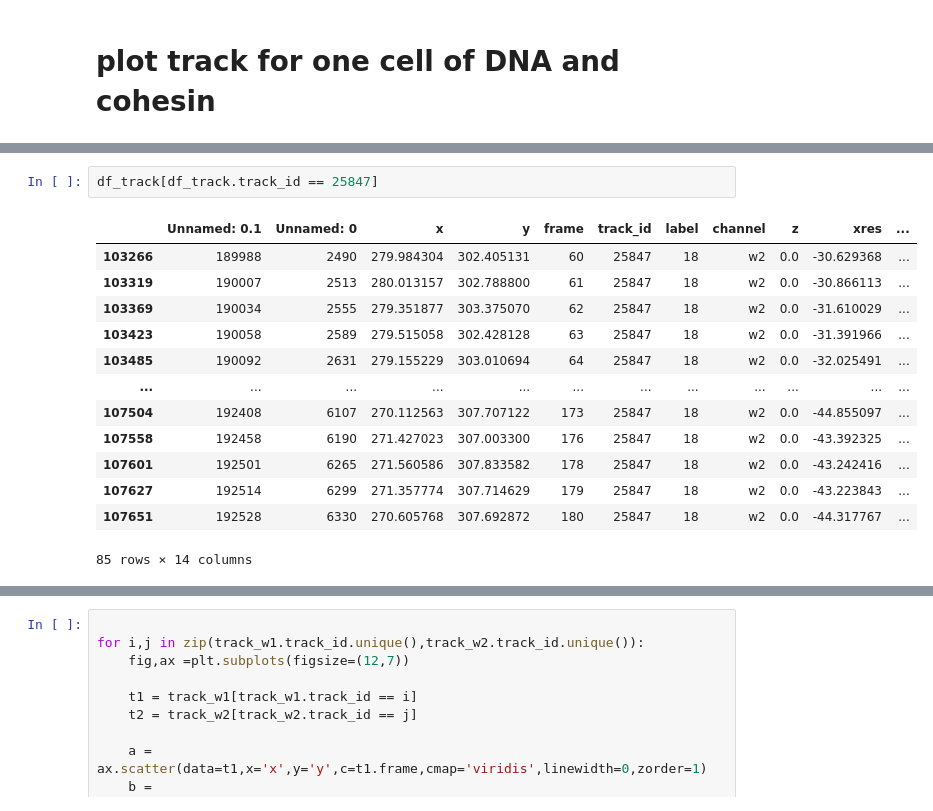
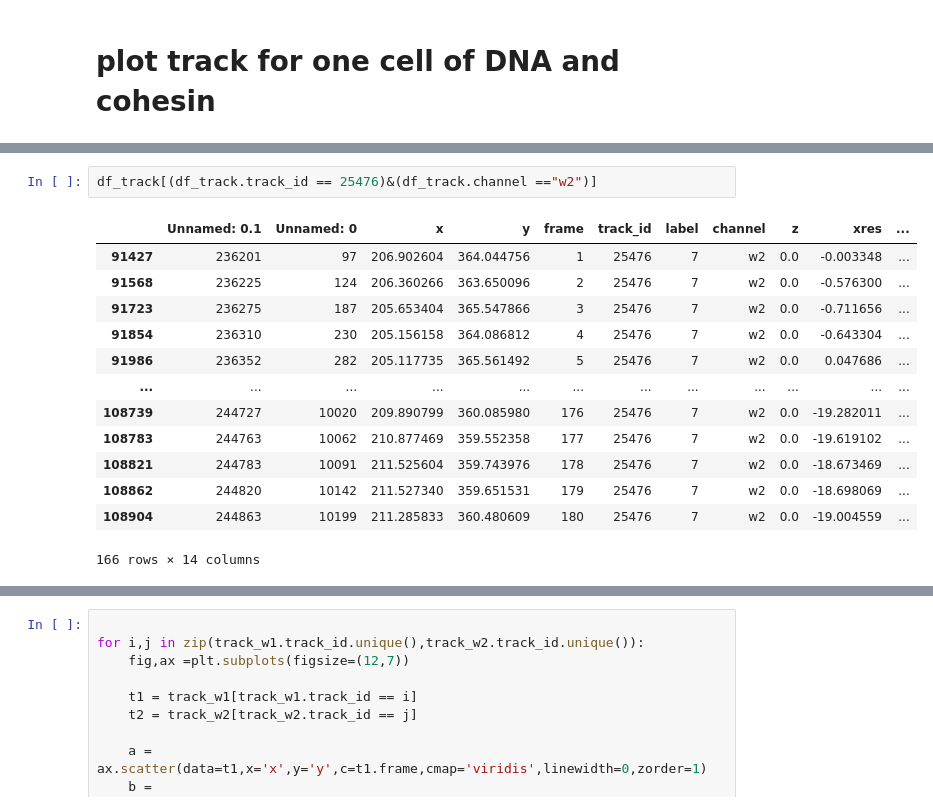
Before and after one commit to fmi-basel/ggiorget-spt-analysis, a Jupyter notebook: analyze_results.ipynb, the cells around one changed output, grey strips where cells are left out. Saved outputs shown, nothing was run; the diff lists cells and outputs as text.

```diff
--- a/analyze_results.ipynb
+++ b/analyze_results.ipynb
@@ -562,17 +718,17 @@ df_track[df_track.channel == 'w2'].groupby('track_id').count().sort_values('x',a
 # %%
-df_track[df_track.track_id == 25847]
+df_track[(df_track.track_id == 25476)&(df_track.channel =="w2")]
 # %% [output]
 |  | Unnamed: 0.1 | Unnamed: 0 | x | y | frame | track_id | label | channel | z | xres | ... |
-| 103266 | 189988 | 2490 | 279.984304 | 302.405131 | 60 | 25847 | 18 | w2 | 0.0 | -30.629368 | ... |
-| 103319 | 190007 | 2513 | 280.013157 | 302.788800 | 61 | 25847 | 18 | w2 | 0.0 | -30.866113 | ... |
-| 103369 | 190034 | 2555 | 279.351877 | 303.375070 | 62 | 25847 | 18 | w2 | 0.0 | -31.610029 | ... |
-| 103423 | 190058 | 2589 | 279.515058 | 302.428128 | 63 | 25847 | 18 | w2 | 0.0 | -31.391966 | ... |
-| 103485 | 190092 | 2631 | 279.155229 | 303.010694 | 64 | 25847 | 18 | w2 | 0.0 | -32.025491 | ... |
+| 91427 | 236201 | 97 | 206.902604 | 364.044756 | 1 | 25476 | 7 | w2 | 0.0 | -0.003348 | ... |
+| 91568 | 236225 | 124 | 206.360266 | 363.650096 | 2 | 25476 | 7 | w2 | 0.0 | -0.576300 | ... |
+| 91723 | 236275 | 187 | 205.653404 | 365.547866 | 3 | 25476 | 7 | w2 | 0.0 | -0.711656 | ... |
+| 91854 | 236310 | 230 | 205.156158 | 364.086812 | 4 | 25476 | 7 | w2 | 0.0 | -0.643304 | ... |
+| 91986 | 236352 | 282 | 205.117735 | 365.561492 | 5 | 25476 | 7 | w2 | 0.0 | 0.047686 | ... |
 | ... | ... | ... | ... | ... | ... | ... | ... | ... | ... | ... | ... |
-| 107504 | 192408 | 6107 | 270.112563 | 307.707122 | 173 | 25847 | 18 | w2 | 0.0 | -44.855097 | ... |
-| 107558 | 192458 | 6190 | 271.427023 | 307.003300 | 176 | 25847 | 18 | w2 | 0.0 | -43.392325 | ... |
-| 107601 | 192501 | 6265 | 271.560586 | 307.833582 | 178 | 25847 | 18 | w2 | 0.0 | -43.242416 | ... |
-| 107627 | 192514 | 6299 | 271.357774 | 307.714629 | 179 | 25847 | 18 | w2 | 0.0 | -43.223843 | ... |
-| 107651 | 192528 | 6330 | 270.605768 | 307.692872 | 180 | 25847 | 18 | w2 | 0.0 | -44.317767 | ... |
+| 108739 | 244727 | 10020 | 209.890799 | 360.085980 | 176 | 25476 | 7 | w2 | 0.0 | -19.282011 | ... |
+| 108783 | 244763 | 10062 | 210.877469 | 359.552358 | 177 | 25476 | 7 | w2 | 0.0 | -19.619102 | ... |
+| 108821 | 244783 | 10091 | 211.525604 | 359.743976 | 178 | 25476 | 7 | w2 | 0.0 | -18.673469 | ... |
+| 108862 | 244820 | 10142 | 211.527340 | 359.651531 | 179 | 25476 | 7 | w2 | 0.0 | -18.698069 | ... |
+| 108904 | 244863 | 10199 | 211.285833 | 360.480609 | 180 | 25476 | 7 | w2 | 0.0 | -19.004559 | ... |
-85 rows × 14 columns
+166 rows × 14 columns
 # %%
```
Also changed, not shown: parts of 58 cells of this notebook, 1 other file.
